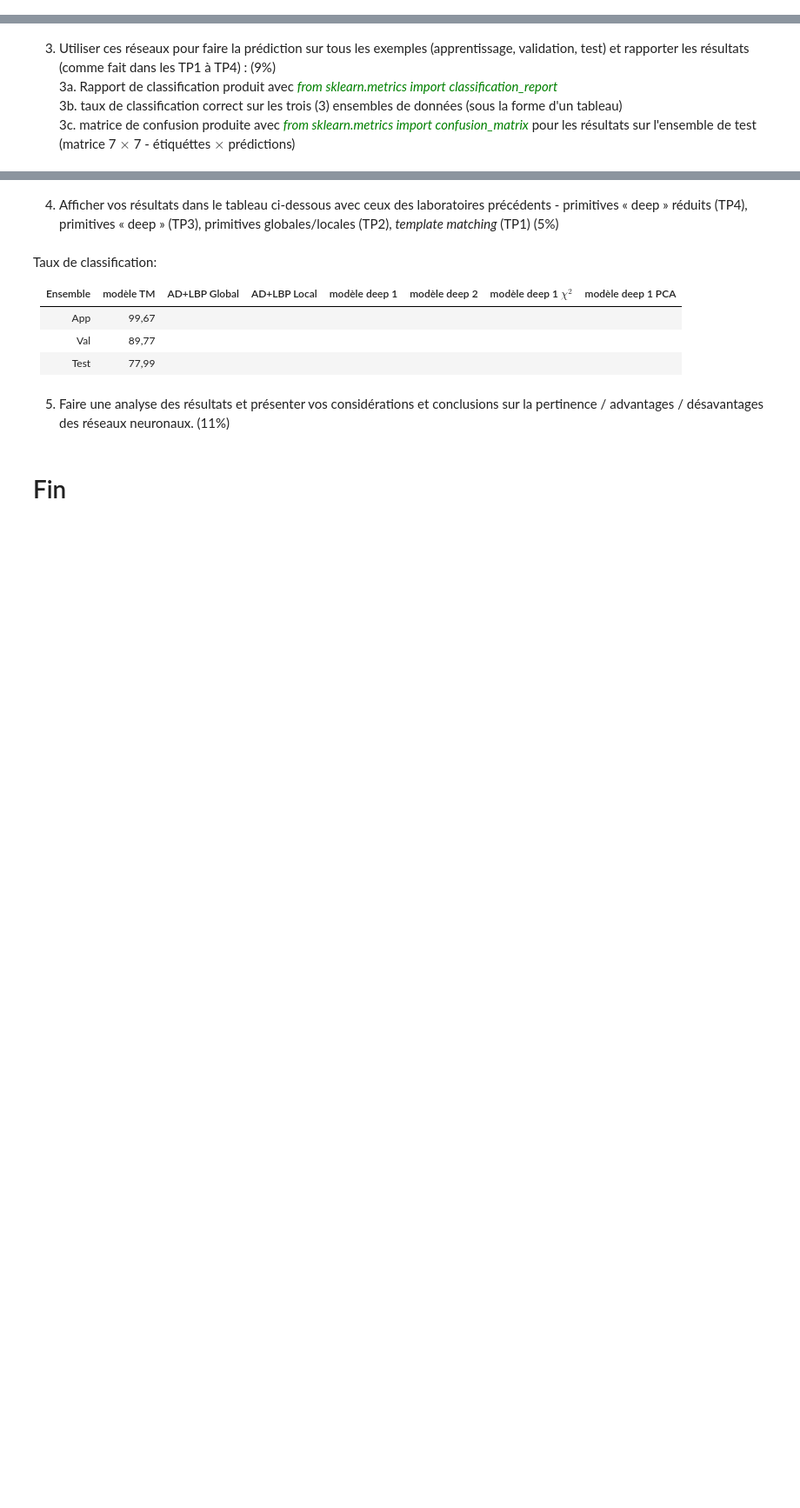
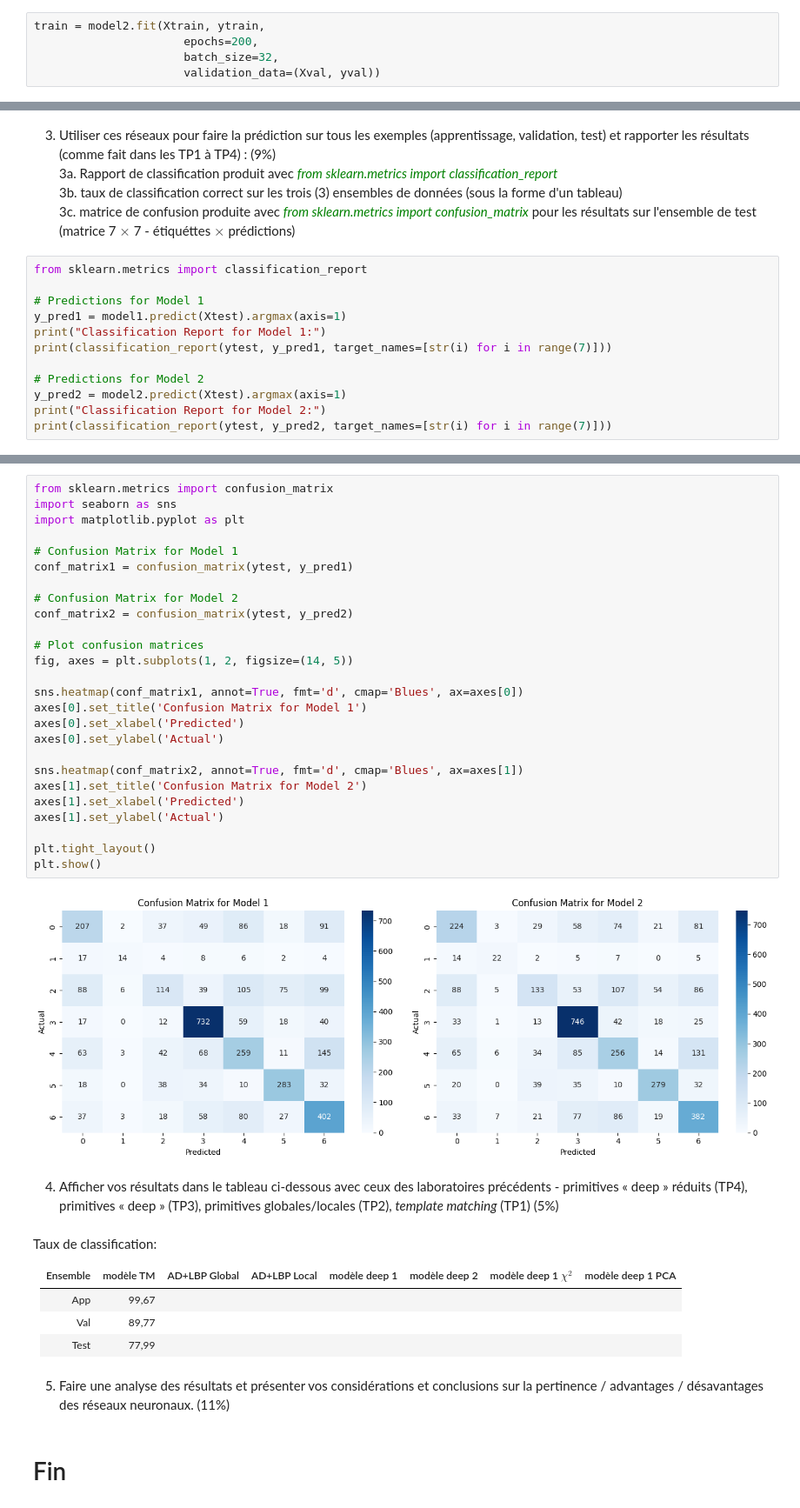
Before and after one commit to Scammaz/771-lab2, a Jupyter notebook: Lab6.ipynb, the cells around one changed output, grey strips where cells are left out. Shown at 87% size. Saved outputs shown, nothing was run; the diff lists cells and outputs as text; blank space fills up the shorter version.

```diff
--- a/Lab6.ipynb
+++ b/Lab6.ipynb
@@ -383,0 +472,5 @@ print(Xtrain.shape, Xval.shape, Xtest.shape)
+# %%
+train = model2.fit(Xtrain, ytrain,
+                      epochs=200,
+                      batch_size=32,
+                      validation_data=(Xval, yval))
@@ -386,3 +497,15 @@ print(Xtrain.shape, Xval.shape, Xtest.shape)
    3a. Rapport de classification produit avec *<font color=green>from sklearn.metrics import classification_report</font>*<br>
    3b. taux de classification correct sur les trois (3) ensembles de données (sous la forme d'un tableau)<br>
    3c. matrice de confusion produite avec *<font color=green> from sklearn.metrics import confusion_matrix</font>* pour les résultats sur l'ensemble de test (matrice 7 $\times$ 7 - étiquéttes $\times$ prédictions)
+# %%
+from sklearn.metrics import classification_report
+
+# Predictions for Model 1
+y_pred1 = model1.predict(Xtest).argmax(axis=1)
+print("Classification Report for Model 1:")
+print(classification_report(ytest, y_pred1, target_names=[str(i) for i in range(7)]))
+
+# Predictions for Model 2
+y_pred2 = model2.predict(Xtest).argmax(axis=1)
+print("Classification Report for Model 2:")
+print(classification_report(ytest, y_pred2, target_names=[str(i) for i in range(7)]))
@@ -389,3 +557,31 @@ print(Xtrain.shape, Xval.shape, Xtest.shape)
+# %%
+from sklearn.metrics import confusion_matrix
+import seaborn as sns
+import matplotlib.pyplot as plt
+
+# Confusion Matrix for Model 1
+conf_matrix1 = confusion_matrix(ytest, y_pred1)
+
+# Confusion Matrix for Model 2
+conf_matrix2 = confusion_matrix(ytest, y_pred2)
+
+# Plot confusion matrices
+fig, axes = plt.subplots(1, 2, figsize=(14, 5))
+
+sns.heatmap(conf_matrix1, annot=True, fmt='d', cmap='Blues', ax=axes[0])
+axes[0].set_title('Confusion Matrix for Model 1')
+axes[0].set_xlabel('Predicted')
+axes[0].set_ylabel('Actual')
+
+sns.heatmap(conf_matrix2, annot=True, fmt='d', cmap='Blues', ax=axes[1])
+axes[1].set_title('Confusion Matrix for Model 2')
+axes[1].set_xlabel('Predicted')
+axes[1].set_ylabel('Actual')
+
+plt.tight_layout()
+plt.show()
+# %% [output]
+[figure, added]
 # %% [markdown]
 4. Afficher vos résultats dans le tableau ci-dessous avec ceux des laboratoires précédents - primitives « deep » réduits (TP4), primitives « deep » (TP3), primitives globales/locales (TP2),  *template matching* (TP1) (5%)
 # %% [markdown]
```
Also changed, not shown: parts of 10 cells of this notebook.
